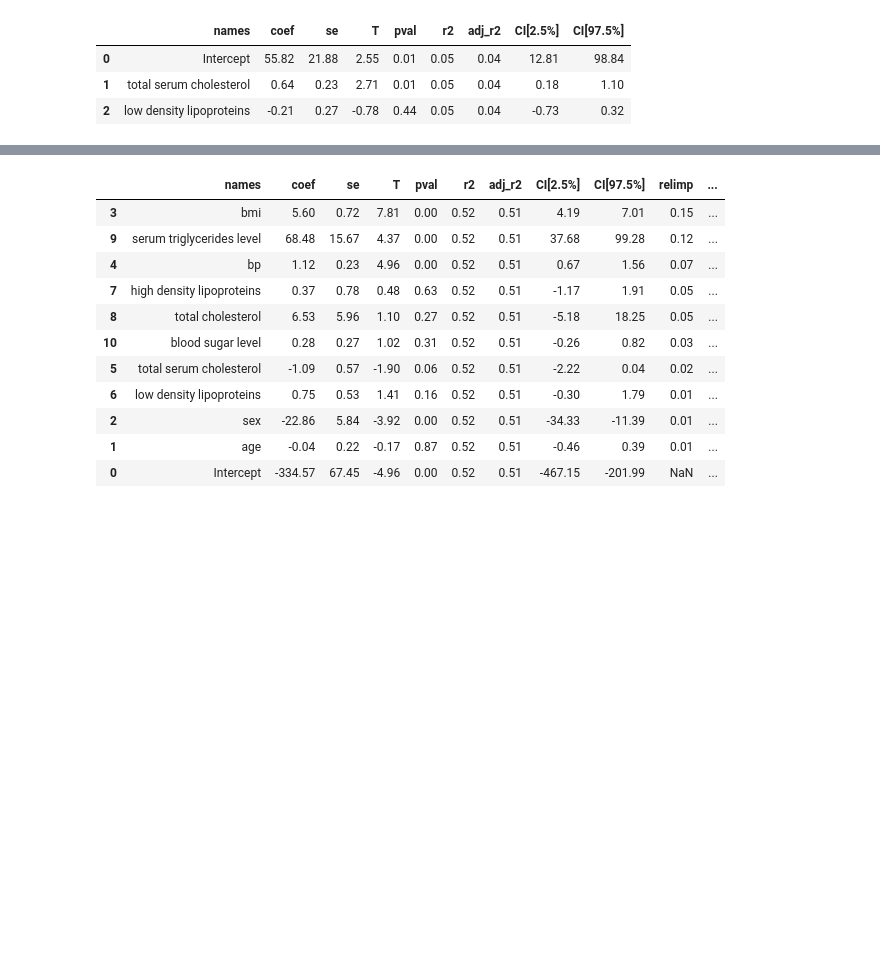
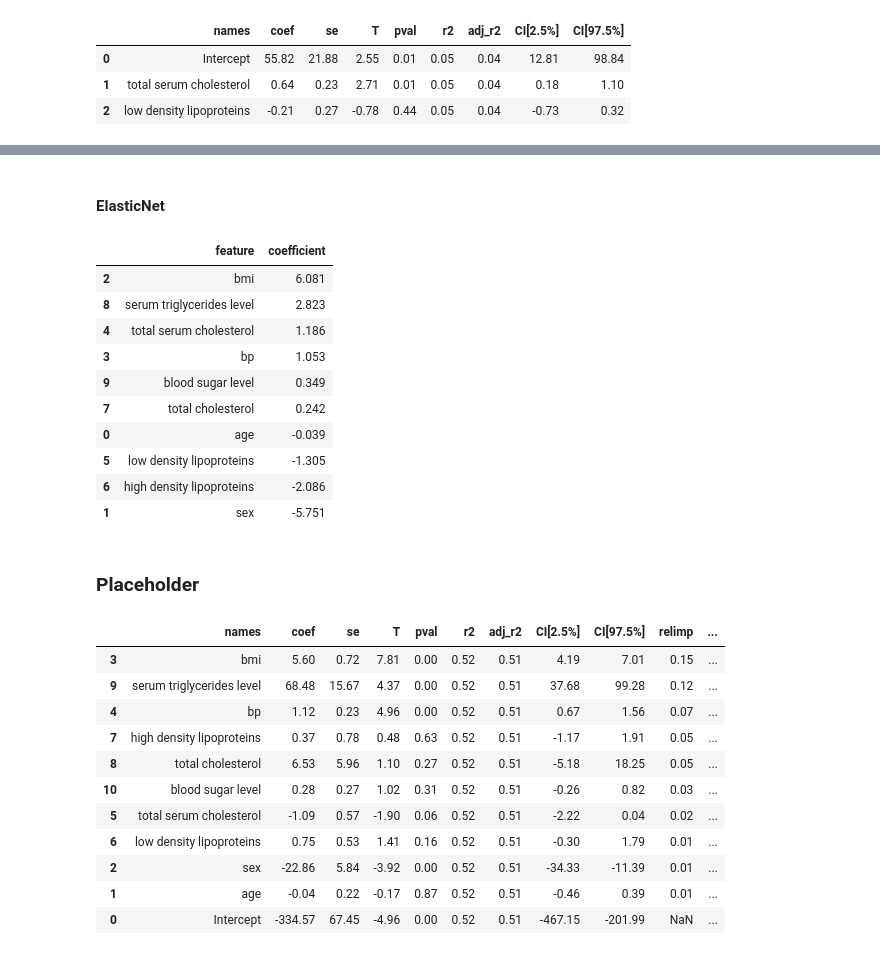
Before and after one commit to mglissmann/09_17_2024, a Jupyter notebook: diabetes_progression.ipynb, the cells around one changed output, grey strips where cells are left out. Cells and saved outputs as stored; diff of their text form; code cells hidden in the pictures; blank space fills up the shorter version.

```diff
--- a/diabetes_progression.ipynb
+++ b/diabetes_progression.ipynb
@@ -328,0 +383,25 @@ lm.round(2)
+# %% [markdown]
+#### ElasticNet
+# %%
+en = linear_model.ElasticNet().fit(X=df_unscaled.drop(columns='target'), y=df_unscaled['target'])
+
+en_summary = pd.DataFrame({
+    'feature': en.feature_names_in_,
+    'coefficient': en.coef_
+})
+
+en_summary.sort_values(by='coefficient', ascending=False).round(3)
+# %% [output]
+|  | feature | coefficient |
+| 2 | bmi | 6.081 |
+| 8 | serum triglycerides level | 2.823 |
+| 4 | total serum cholesterol | 1.186 |
+| 3 | bp | 1.053 |
+| 9 | blood sugar level | 0.349 |
+| 7 | total cholesterol | 0.242 |
+| 0 | age | -0.039 |
+| 5 | low density lipoproteins | -1.305 |
+| 6 | high density lipoproteins | -2.086 |
+| 1 | sex | -5.751 |
+# %% [markdown]
+### Placeholder
```
Also changed, not shown: parts of 15 cells of this notebook.
